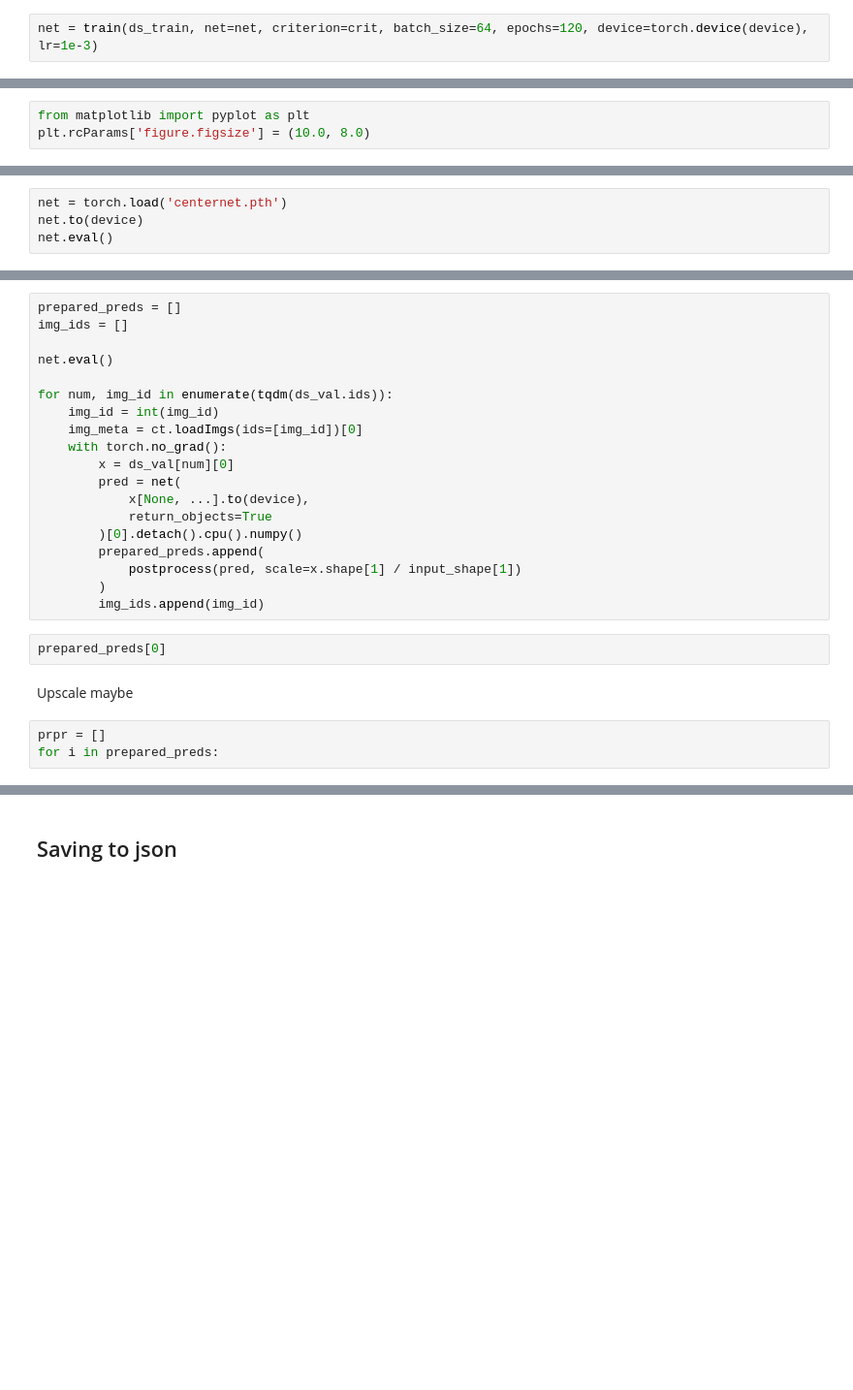
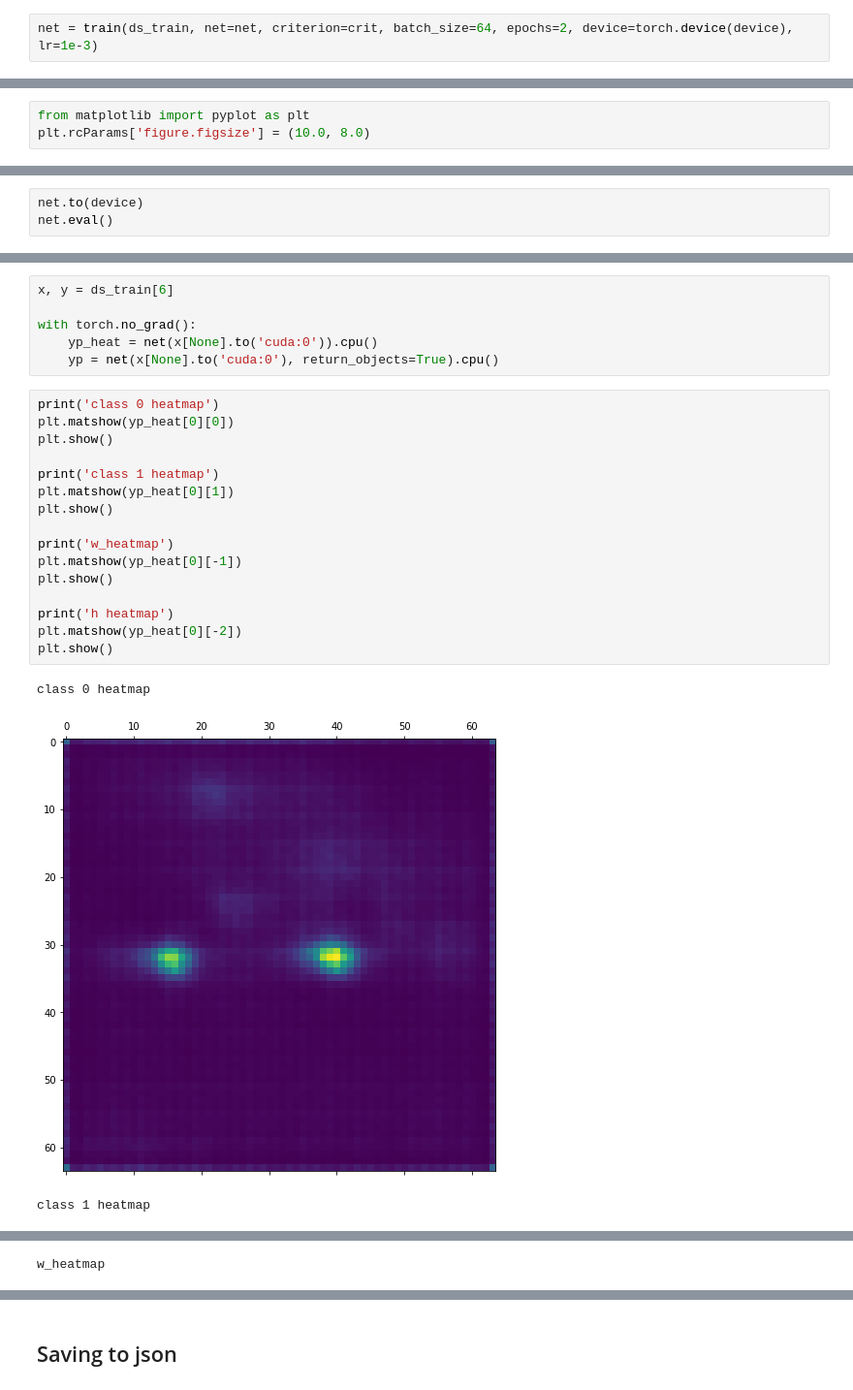
Before and after one commit to VashchilkoAV/course_cvdl, a Jupyter notebook: task3/centernet.ipynb, the cells around one changed output, grey strips where cells are left out. Shown at 97% size. Cells and saved outputs as stored; diff of their text form; blank space fills up the shorter version.

Commit message:
centernet ready to learn

```diff
--- a/task3/centernet.ipynb
+++ b/task3/centernet.ipynb
@@ -113,2 +126,2 @@ crit = CenterNetLoss(obj_to_points=ObjectsToPoints(num_classes=n_classes))
 # %%
-net = train(ds_train, net=net, criterion=crit, batch_size=64, epochs=120, device=torch.device(device), lr=1e-3)
+net = train(ds_train, net=net, criterion=crit, batch_size=64, epochs=2, device=torch.device(device), lr=1e-3)
@@ -124,4 +157,3 @@ plt.rcParams['figure.figsize'] = (10.0, 8.0)
 # %%
-net = torch.load('centernet.pth')
 net.to(device)
 net.eval()
@@ -155,26 +178,26 @@ def postprocess(data, scale=1.):
-# %%
-prepared_preds = []
-img_ids = []
-
-net.eval()
-
-for num, img_id in enumerate(tqdm(ds_val.ids)):
-    img_id = int(img_id)
-    img_meta = ct.loadImgs(ids=[img_id])[0]
-    with torch.no_grad():
-        x = ds_val[num][0]
-        pred = net(
-            x[None, ...].to(device),
-            return_objects=True
-        )[0].detach().cpu().numpy()
-        prepared_preds.append(
-            postprocess(pred, scale=x.shape[1] / input_shape[1])
-        )
-        img_ids.append(img_id)
-# %%
-prepared_preds[0]
-# %% [markdown]
-Upscale maybe
-# %%
-prpr = []
-for i in prepared_preds:
+# %%
+x, y = ds_train[6]
+
+with torch.no_grad():
+    yp_heat = net(x[None].to('cuda:0')).cpu()
+    yp = net(x[None].to('cuda:0'), return_objects=True).cpu()
+# %%
+print('class 0 heatmap')
+plt.matshow(yp_heat[0][0])
+plt.show()
+
+print('class 1 heatmap')
+plt.matshow(yp_heat[0][1])
+plt.show()
+
+print('w_heatmap')
+plt.matshow(yp_heat[0][-1])
+plt.show()
+
+print('h heatmap')
+plt.matshow(yp_heat[0][-2])
+plt.show()
+# %% [output]
+class 0 heatmap
+[figure, added]
+class 1 heatmap
@@ -180,0 +205 @@ for i in prepared_preds:
+w_heatmap
```
Also changed, not shown: parts of 33 cells of this notebook, 10 other files.
